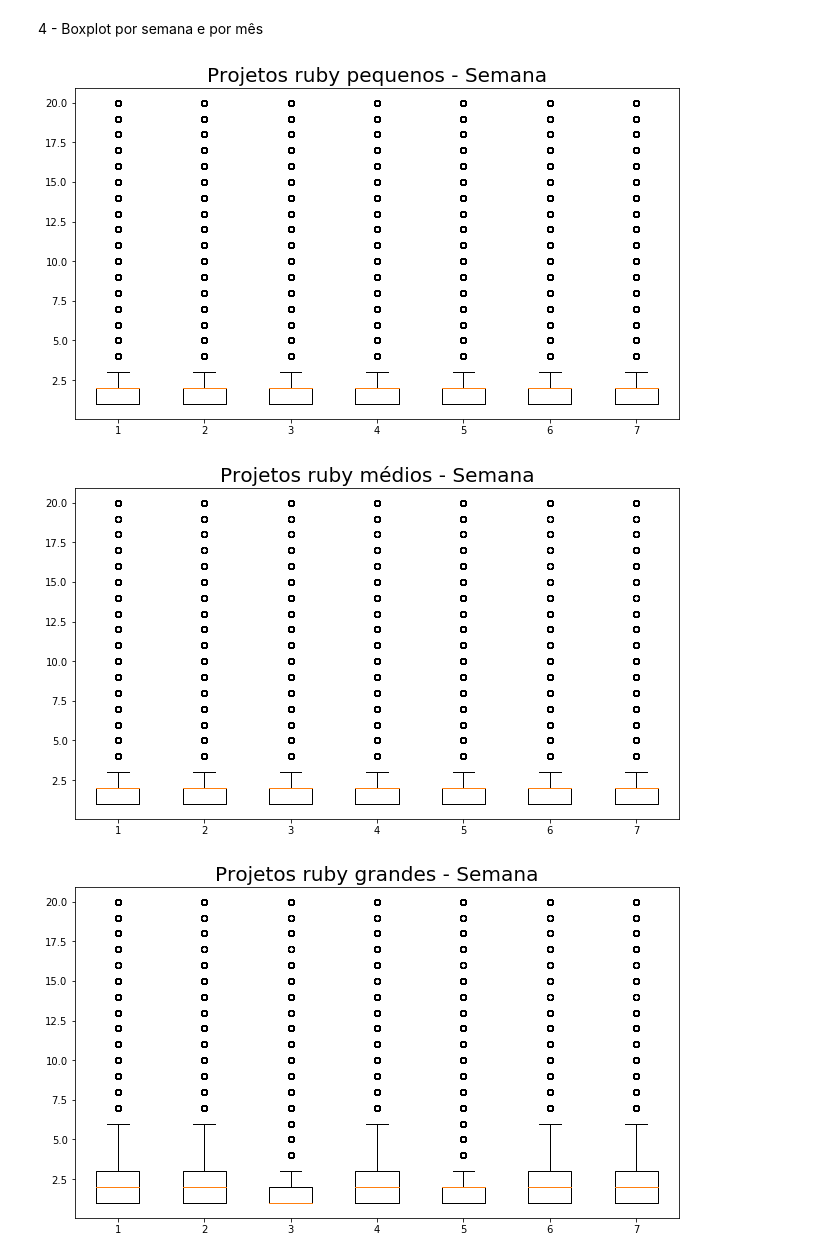
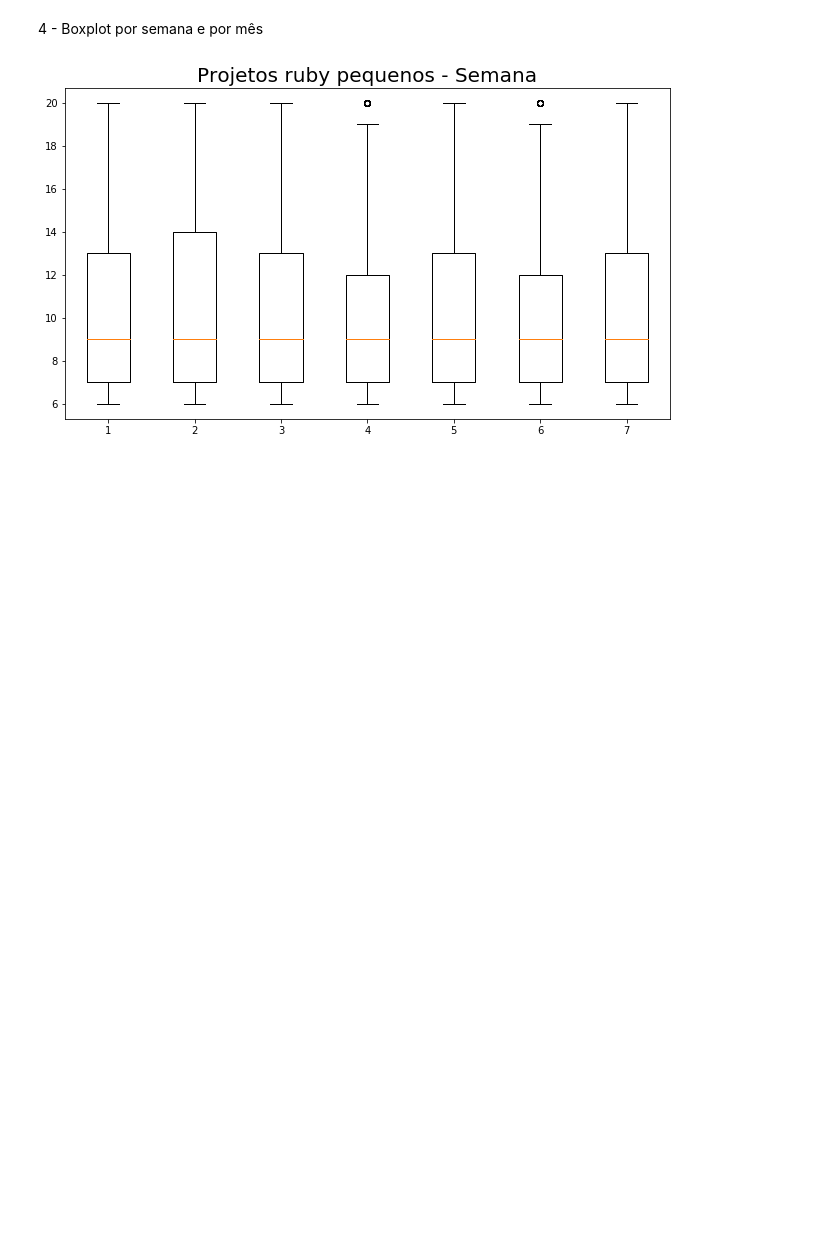
Before and after one commit to wagnernegrao/ci-analysis, a Jupyter notebook: ci_analysis.ipynb, the cells around one changed output. Drawn from its saved outputs; the diff is of its cells as text; code cells hidden in the pictures; blank space fills up the shorter version.

```diff
--- a/ci_analysis.ipynb
+++ b/ci_analysis.ipynb
@@ -46,10 +46,5 @@ dataset = pd.read_csv(FILE, sep=',', engine='c',usecols=['gh_team_size',
 # %%
 dataset = dataset.loc[dataset['git_branch'] == 'master']
 dataset = dataset.dropna(subset=['gh_num_commits_in_push']) #Remove NaN da coluna especificada
-
 dataset['gh_pushed_at'] = pd.to_datetime(dataset.gh_pushed_at)
-
-#dataset['date'], dataset['hours'] = dataset.gh_pushed_at.str.split(' ').str # Separa a coluna que possui data e hora em duas novas colunas de data hora
-#dataset['date'] = pd.to_datetime(dataset.date)
-
-#df_ruby = dataset.dropna() # Remove as linhas NAN
+dataset = dataset.drop_duplicates(['tr_build_id']) # No projeto todo
@@ -355,24 +384,22 @@ dataframe_l = size_project('ruby', 2)
 dataframe_m = size_project('ruby', 3)
 dataframe_h = size_project('ruby', 4)
 
-# dataframe = dataframe.loc[dataframe['gh_num_commits_in_push'] > ?]
-# dataframe_l = dataframe_l.drop_duplicates(['tr_build_id']) # No projeto todo
-weekday_l = commits_weekday(dataframe_l)
-weekday_m = commits_weekday(dataframe_m)
-weekday_h = commits_weekday(dataframe_h)
+#dataframe = dataframe.loc[dataframe['gh_num_commits_in_push'] > 1]
 
-weekend_l = commits_weekend(dataframe_l)
-weekend_m = commits_weekend(dataframe_m)
-weekend_h = commits_weekend(dataframe_h)
+weekday_l = commits_weekday(dataframe)
+#weekday_m = commits_weekday(dataframe_m)
+#weekday_h = commits_weekday(dataframe_h)
+
+#weekend_l = commits_weekend(dataframe_l)
+#weekend_m = commits_weekend(dataframe_m)
+#weekend_h = commits_weekend(dataframe_h)
 #print('1: {} - 2: {} - 3: {} - 4: {} - 5: {} - 6:{} - 7: {}'.format(weekday[0], weekday[1], weekday[2], weekday[3], weekday[4], weekday[5], weekday[6]))
 # %%
 plot_box('Projetos ruby pequenos - Semana', weekday_l[0], weekday_l[1], weekday_l[2], weekday_l[3], weekday_l[4], weekday_l[5], weekday_l[6])
-plot_box('Projetos ruby médios - Semana', weekday_m[0], weekday_m[1], weekday_m[2], weekday_m[3], weekday_m[4], weekday_m[5], weekday_m[6])
-plot_box('Projetos ruby grandes - Semana', weekday_h[0], weekday_h[1], weekday_h[2], weekday_h[3], weekday_h[4], weekday_h[5], weekday_h[6])
+#plot_box('Projetos ruby médios - Semana', weekday_m[0], weekday_m[1], weekday_m[2], weekday_m[3], weekday_m[4], weekday_m[5], weekday_m[6])
+#plot_box('Projetos ruby grandes - Semana', weekday_h[0], weekday_h[1], weekday_h[2], weekday_h[3], weekday_h[4], weekday_h[5], weekday_h[6])
 # %% [output]
-[figure, old version]
+[figure, new version]
-[figure, removed]
-[figure, removed]
 # %%
 plot_box('Projetos ruby pequenos - dias uteis e final de semana', weekend_l[0], weekend_l[1])
 # %% [output]
```
Also changed, not shown: parts of 12 cells of this notebook.
